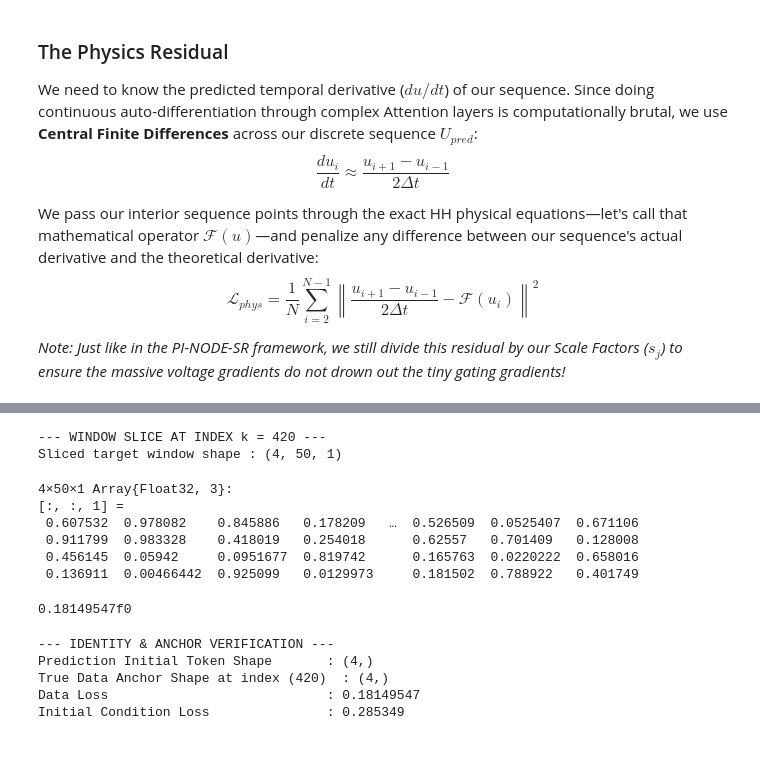
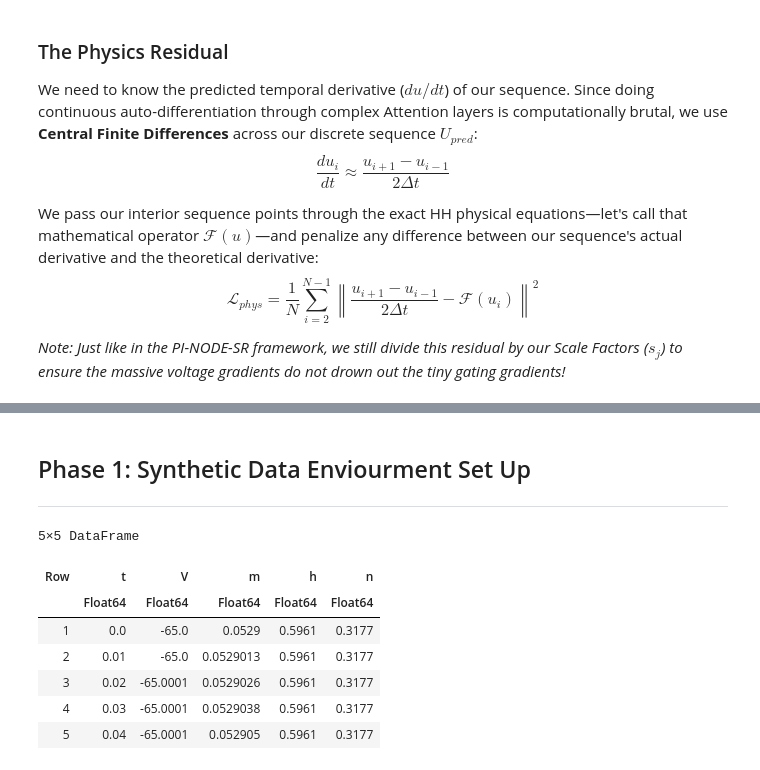
Before and after one commit to Nirbhay0007/NeuroPinnsFormmer-attention-that-neurons-needs, a Jupyter notebook: model/pinnsformmer_deterministic.ipynb, the cells around one changed output, grey strips where cells are left out. Drawn from its saved outputs; the diff is of its cells as text; code cells hidden in the pictures.

```diff
--- a/model/pinnsformmer_deterministic.ipynb
+++ b/model/pinnsformmer_deterministic.ipynb
@@ -119,41 +32,21 @@ z_window = reshape(z_traget, (4, window_len, 1))
-# %%
-println("--- WINDOW SLICE AT INDEX k = $k ---")
-println("Sliced target window shape : ", size(z_window)) # (4, 50, 1)
-println("")
-# %% [output]
---- WINDOW SLICE AT INDEX k = 420 ---
-Sliced target window shape : (4, 50, 1)
-# %%
-# Simulating a mock neural network output block of shape (4, 50, 1)
-u_hat = rand(Float32, 4, window_len, 1)
-# %% [output]
-4×50×1 Array{Float32, 3}:
-[:, :, 1] =
- 0.607532  0.978082    0.845886   0.178209   …  0.526509  0.0525407  0.671106
- 0.911799  0.983328    0.418019   0.254018      0.62557   0.701409   0.128008
- 0.456145  0.05942     0.0951677  0.819742      0.165763  0.0220222  0.658016
- 0.136911  0.00466442  0.925099   0.0129973     0.181502  0.788922   0.401749
-# %%
-# Loss Component 1: Data Loss over the sliced window
-loss_data = mean((u_hat .- z_window).^2)
-# %% [output]
-0.18149547f0
-# %%
-# Loss Component 2: Dynamic Initial Condition Anchor
-# We pull the first predicted token and match it back to index 'k' of the raw data
-u_init_pred = u_hat[:, 1, 1]
-u_init_true = z_synthetic[:, k] # Exactly matches the entry point of the window
-
-loss_ic = mean((u_init_pred .- u_init_true).^2)
-
-println("--- IDENTITY & ANCHOR VERIFICATION ---")
-println("Prediction Initial Token Shape       : ", size(u_init_pred)) # (4,)
-println("True Data Anchor Shape at index ($k)  : ", size(u_init_true)) # (4,)
-println("Data Loss                            : ", loss_data)
-println("Initial Condition Loss               : ", loss_ic)
-# %% [output]
---- IDENTITY & ANCHOR VERIFICATION ---
-Prediction Initial Token Shape       : (4,)
-True Data Anchor Shape at index (420)  : (4,)
-Data Loss                            : 0.18149547
-Initial Condition Loss               : 0.285349
+# %% [markdown]
+## Phase 1: Synthetic Data Enviourment Set Up
+----
+# %%
+
+using CSV, DataFrames
+
+file_path = raw"C:\NeuroPinnsFormmer-attention-that-neurons-needs\Synthetic_Data\HH_ground_truth_synthetic_data.csv"
+
+
+HH_data = CSV.read(file_path, DataFrame)
+first(HH_data,5)
+# %% [output]
+5×5 DataFrame
+| Row | t | V | m | h | n |
+|  | Float64 | Float64 | Float64 | Float64 | Float64 |
+| 1 | 0.0 | -65.0 | 0.0529 | 0.5961 | 0.3177 |
+| 2 | 0.01 | -65.0 | 0.0529013 | 0.5961 | 0.3177 |
+| 3 | 0.02 | -65.0001 | 0.0529026 | 0.5961 | 0.3177 |
+| 4 | 0.03 | -65.0001 | 0.0529038 | 0.5961 | 0.3177 |
+| 5 | 0.04 | -65.0001 | 0.052905 | 0.5961 | 0.3177 |
```
Also changed, not shown: parts of 22 cells of this notebook, 6 other files.
